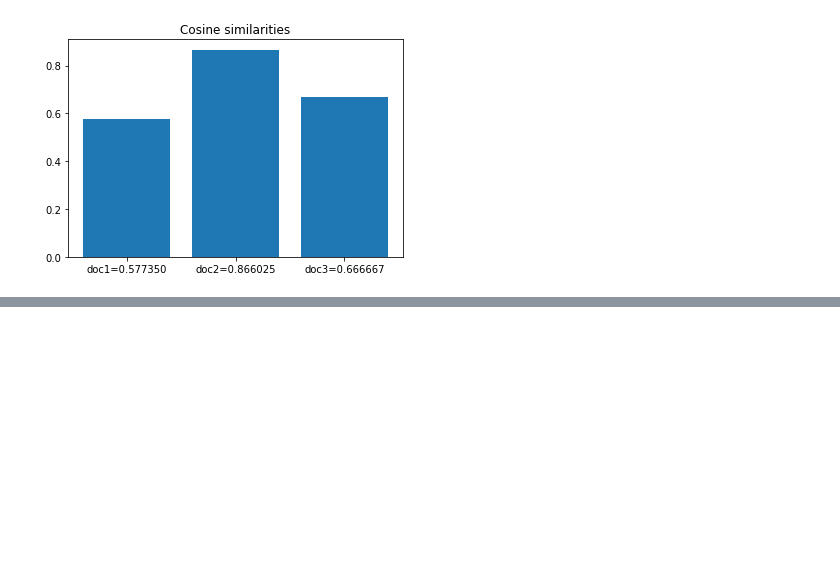
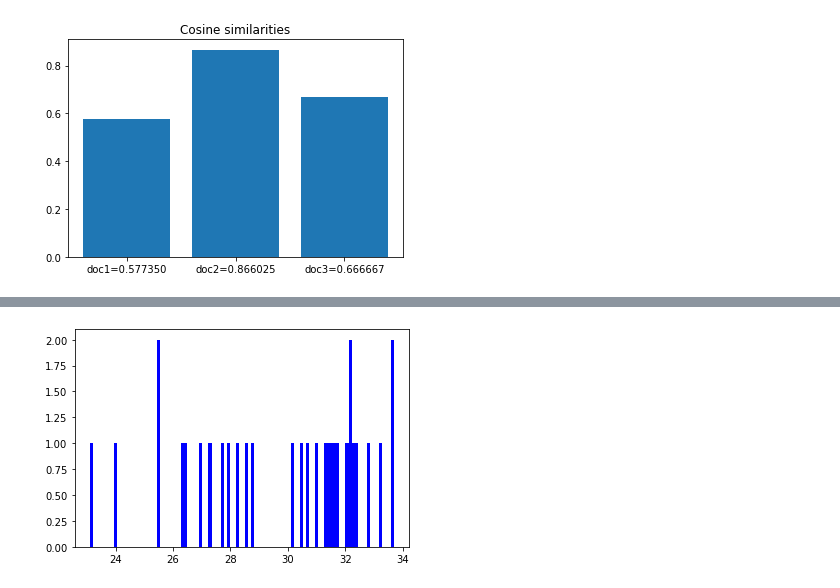
Before and after one commit to hyungyu-02/OpenSrcSW, a Jupyter notebook: week13.ipynb, the cells around one changed output, grey strips where cells are left out. Drawn from its saved outputs; the diff is of its cells as text; code cells hidden in the pictures; blank space fills up the shorter version.

```diff
--- a/week13.ipynb
+++ b/week13.ipynb
@@ -33,0 +60,22 @@ plt.show()
+# %%
+import csv
+
+f = open('Seoul.csv')
+
+data = csv.reader(f)
+
+header = next(data)
+
+aug = []
+
+for row in data:
+    month = row[0].split('.')[1]
+    if row[-1] != '':
+        if month == '8':
+            aug.append(float(row[-1]))
+
+plt.hist(aug, bins = 100, color='b') # bins는 데이터의 min과 max 사이를 100만큼 쪼개서 나타내겠다는 의미.
+plt.show()
+f.close()
+# %% [output]
+[figure, added]
```
Also changed, not shown: parts of 6 cells of this notebook, 4 other files.
